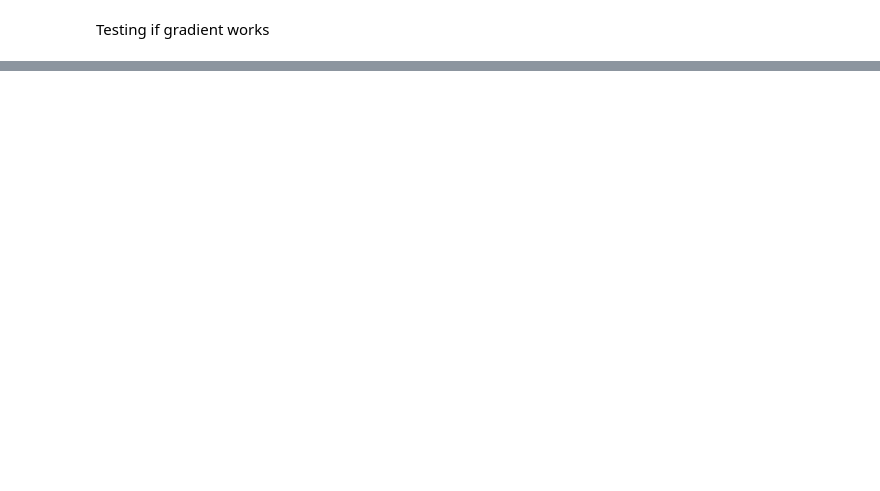
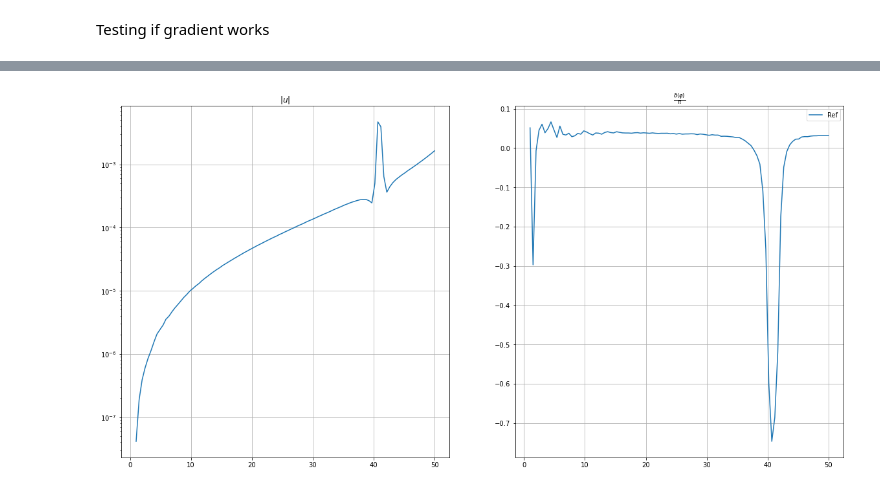
Before and after one commit to Sageblatt/plate_inverse_problem, a Jupyter notebook: examples/Demo.ipynb, the cells around one changed output, grey strips where cells are left out. Saved outputs shown, nothing was run; the diff lists cells and outputs as text; code cells hidden in the pictures; blank space fills up the shorter version.

```diff
--- a/examples/Demo.ipynb
+++ b/examples/Demo.ipynb
@@ -17,8 +24,11 @@ The geometry, location of test point and loading function are defined in `_probl
 rho = 2670. # [kg/m^3]
 E = 69*1e9 # [Pa]
 nu = 0.32 # [1]
-h = 1e-3# [m]
+h = 1e-3 # [m]
 D = E*h**3/(12.*(1. - nu**2))
 # this value i don't know
-beta = .1 # loss factor, [1]
+beta = .01 # loss factor, [1]
+
+p = Problem("_problem.edp", h, rho)
+get_afc = p.getAFCFunction(isotropic_to_full)
 # %%
@@ -65,0 +127,35 @@ print(loss_and_grad(other_params))
+# %%
+def vary_one_parameter(k: int):
+    return lambda _p: isotropic_to_full(ref_params.at[k].set(_p))
+# %%
+freqs = jnp.linspace(1, 100, 201, endpoint=True)
+ref_afc = getAFC(freqs, ref_params)
+loss_1d = p.getMSELossFunction(vary_one_parameter(0), freqs, ref_afc)
+eval_losses = jax.jit(lambda _ps : [loss_1d(_p) for _p in _ps])
+# %%
+fig, axs = plt.subplots(figsize=(30, 30), nrows=3, ncols=3, sharex=True, )
+
+ref_params = jnp.array([D, nu, beta])
+param_fractions = jnp.linspace((1. - 0.1), (1. + 0.1), 51, endpoint=True)
+getAFC = p.getAFCFunction(isotropic_to_full)
+for jdx, max_freq in enumerate([200.0, 100.0, 50.0]):
+    freqs = jnp.linspace(1, max_freq, 101, endpoint=True)
+    ref_afc = getAFC(freqs, ref_params)
+    for idx, par_name in enumerate(['D', '$\\nu$', '$\\beta$']):
+        loss_1d = p.getMSELossFunction(vary_one_parameter(idx), freqs, ref_afc)
+        eval_losses = jax.jit(lambda _ps : [loss_1d(_p) for _p in _ps])
+        ref_value = ref_params[idx]
+        varied_values = ref_value*param_fractions
+        losses = eval_losses(varied_values)
+        ax = axs[jdx, idx]
+        if jdx == 0:
+            ax.set_title(par_name)
+        if idx == 0:
+            ax.set_ylabel(f'$f_{{max}} = {max_freq:.1f}$')
+        if jdx == 1:
+            ax.set_xlabel('Relative variation')
+
+        ax.plot(param_fractions, losses)
+        ax.grid(True)
+
+fig.tight_layout()
@@ -65,0 +166,4 @@ print(loss_and_grad(other_params))
+# %%
+fig, axs = plot_afc(freqs, ref_afc, label='Ref', kind='Radial')
+# %% [output]
+[figure, added]
```
Also changed, not shown: parts of 18 cells of this notebook, 4 other files.
